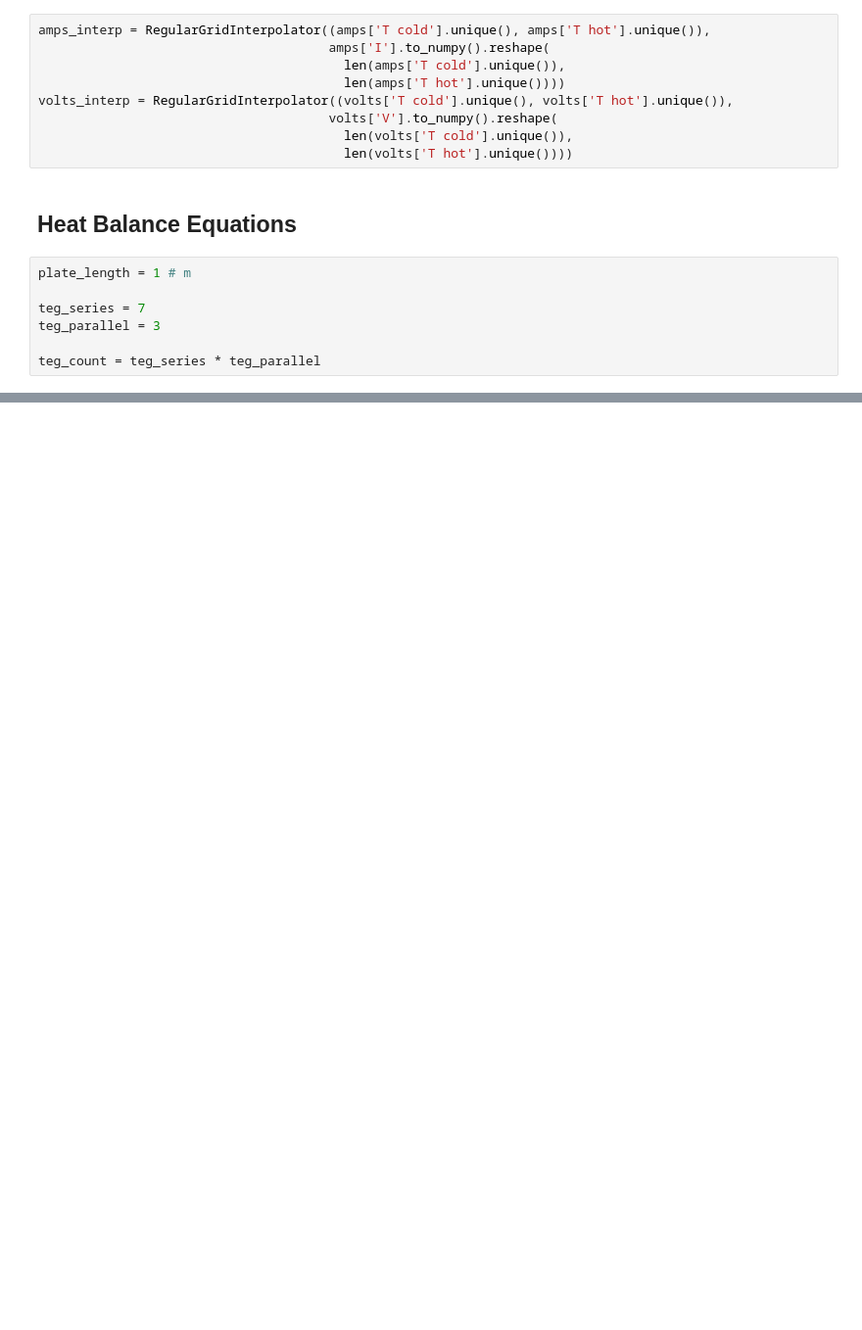
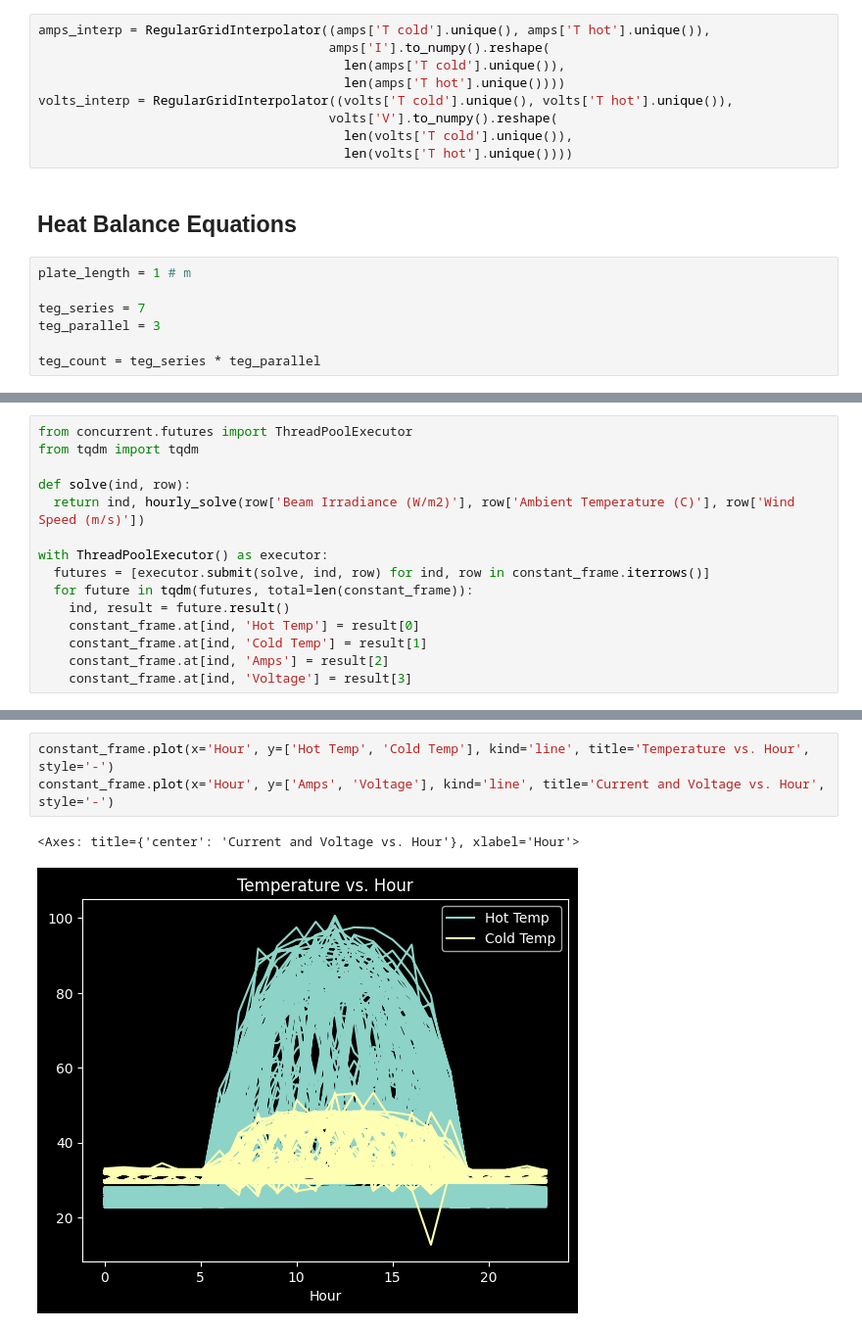
Before and after one commit to Willmac16/DFTS-Team-Seven, a Jupyter notebook: Project2.ipynb, the cells around one changed output, grey strips where cells are left out. Shown at 98% size. Drawn from its saved outputs; the diff is of its cells as text; blank space fills up the shorter version.

Commit message:
Hourly Analysis

```diff
--- a/Project2.ipynb
+++ b/Project2.ipynb
@@ -326,0 +354,15 @@ Voltage: 3.6125576680259783
+# %%
+from concurrent.futures import ThreadPoolExecutor
+from tqdm import tqdm
+
+def solve(ind, row):
+  return ind, hourly_solve(row['Beam Irradiance (W/m2)'], row['Ambient Temperature (C)'], row['Wind Speed (m/s)'])
+
+with ThreadPoolExecutor() as executor:
+  futures = [executor.submit(solve, ind, row) for ind, row in constant_frame.iterrows()]
+  for future in tqdm(futures, total=len(constant_frame)):
+    ind, result = future.result()
+    constant_frame.at[ind, 'Hot Temp'] = result[0]
+    constant_frame.at[ind, 'Cold Temp'] = result[1]
+    constant_frame.at[ind, 'Amps'] = result[2]
+    constant_frame.at[ind, 'Voltage'] = result[3]
@@ -326,0 +381,6 @@ Voltage: 3.6125576680259783
+# %%
+constant_frame.plot(x='Hour', y=['Hot Temp', 'Cold Temp'], kind='line', title='Temperature vs. Hour', style='-')
+constant_frame.plot(x='Hour', y=['Amps', 'Voltage'], kind='line', title='Current and Voltage vs. Hour', style='-')
+# %% [output]
+<Axes: title={'center': 'Current and Voltage vs. Hour'}, xlabel='Hour'>
+[figure, added]
```
Also changed, not shown: parts of 11 cells of this notebook.
